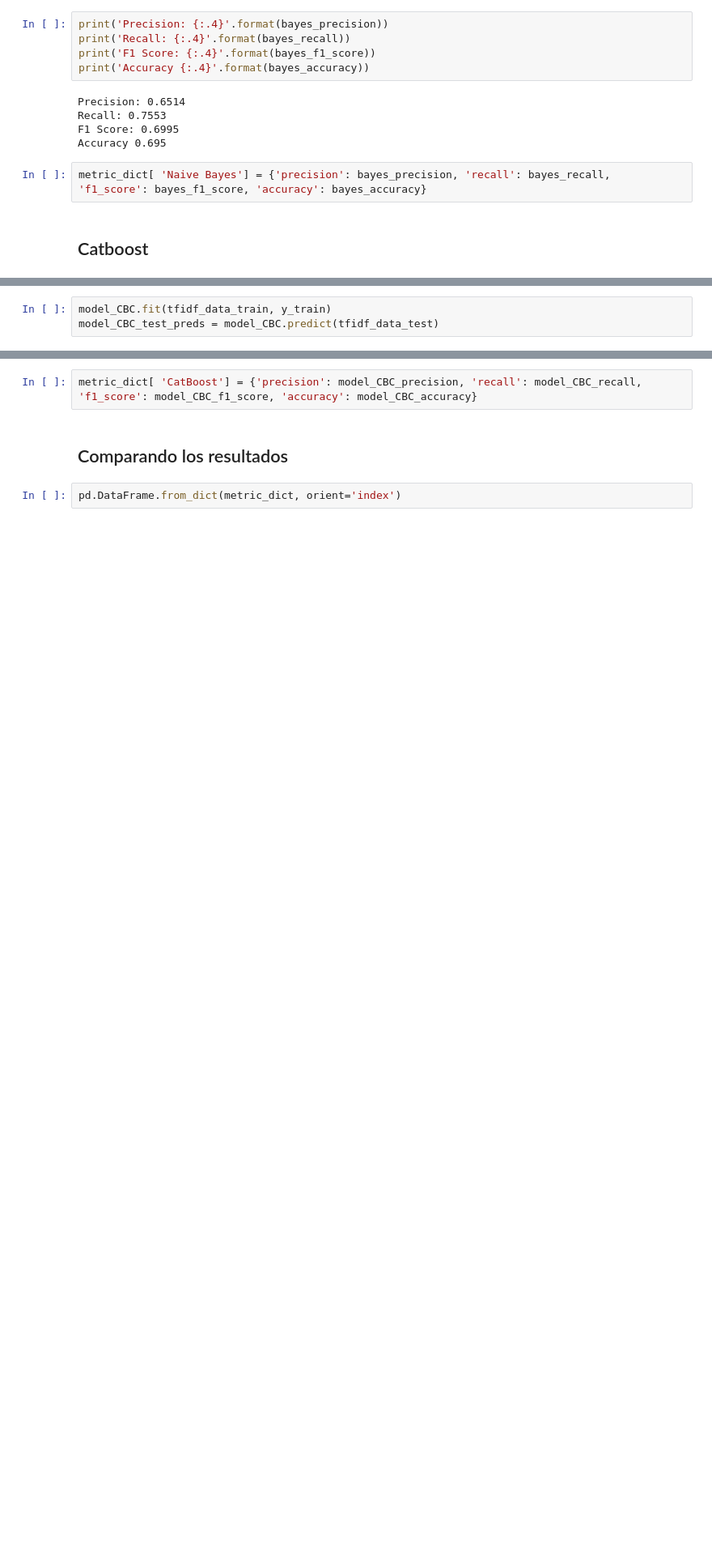
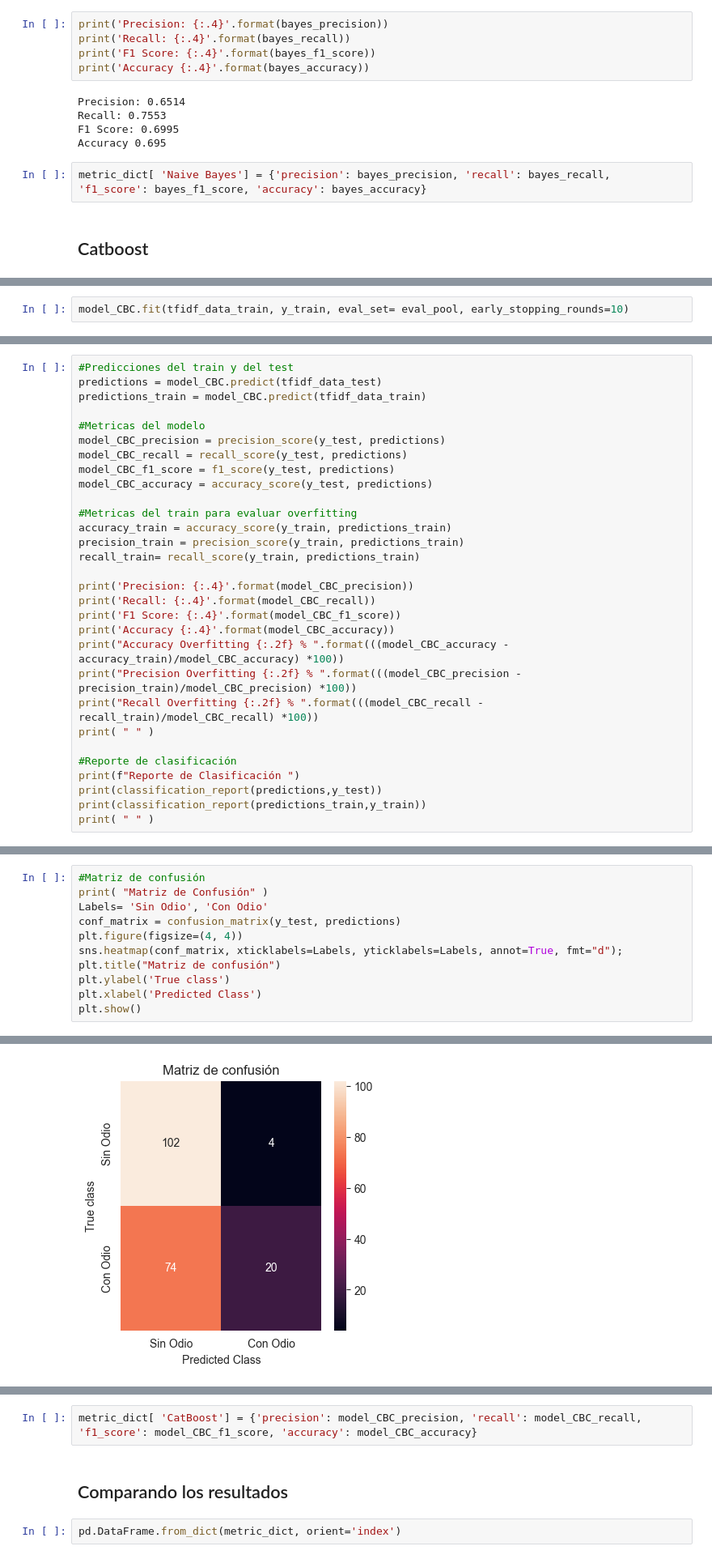
Before and after one commit to stph89/NLP_hate_detection_YouTube, a Jupyter notebook: ver_toxico.ipynb, the cells around one changed output, grey strips where cells are left out. Shown at 81% size. Cells and saved outputs as stored; diff of their text form; blank space fills up the shorter version.

```diff
--- a/ver_toxico.ipynb
+++ b/ver_toxico.ipynb
@@ -587,4 +613,3 @@ model_CBC = CatBoostClassifier()
 # %%
-model_CBC.fit(tfidf_data_train, y_train)
-model_CBC_test_preds = model_CBC.predict(tfidf_data_test)
+model_CBC.fit(tfidf_data_train, y_train, eval_set= eval_pool, early_stopping_rounds=10)
 # %% [output]
@@ -623,0 +634,30 @@ Accuracy 0.675
+# %%
+#Predicciones del train y del test
+predictions = model_CBC.predict(tfidf_data_test)
+predictions_train = model_CBC.predict(tfidf_data_train)
+
+#Metricas del modelo
+model_CBC_precision = precision_score(y_test, predictions)
+model_CBC_recall = recall_score(y_test, predictions)
+model_CBC_f1_score = f1_score(y_test, predictions)
+model_CBC_accuracy = accuracy_score(y_test, predictions)
+
+#Metricas del train para evaluar overfitting
+accuracy_train = accuracy_score(y_train, predictions_train)
+precision_train = precision_score(y_train, predictions_train)
+recall_train= recall_score(y_train, predictions_train)
+
+print('Precision: {:.4}'.format(model_CBC_precision))
+print('Recall: {:.4}'.format(model_CBC_recall))
+print('F1 Score: {:.4}'.format(model_CBC_f1_score))
+print('Accuracy {:.4}'.format(model_CBC_accuracy))
+print("Accuracy Overfitting {:.2f} % ".format(((model_CBC_accuracy - accuracy_train)/model_CBC_accuracy) *100))
+print("Precision Overfitting {:.2f} % ".format(((model_CBC_precision - precision_train)/model_CBC_precision) *100))
+print("Recall Overfitting {:.2f} % ".format(((model_CBC_recall - recall_train)/model_CBC_recall) *100))
+print( " " )
+
+#Reporte de clasificación
+print(f"Reporte de Clasificación ")
+print(classification_report(predictions,y_test))
+print(classification_report(predictions_train,y_train))
+print( " " )
@@ -623,0 +682,12 @@ Accuracy 0.675
+# %%
+#Matriz de confusión
+print( "Matriz de Confusión" )
+Labels= 'Sin Odio', 'Con Odio'
+conf_matrix = confusion_matrix(y_test, predictions)
+plt.figure(figsize=(4, 4))
+sns.heatmap(conf_matrix, xticklabels=Labels, yticklabels=Labels, annot=True, fmt="d");
+plt.title("Matriz de confusión")
+plt.ylabel('True class')
+plt.xlabel('Predicted Class')
+plt.show()
+# %% [output]
@@ -623,0 +695 @@ Accuracy 0.675
+[figure, added]
```
Also changed, not shown: parts of 30 cells of this notebook.
